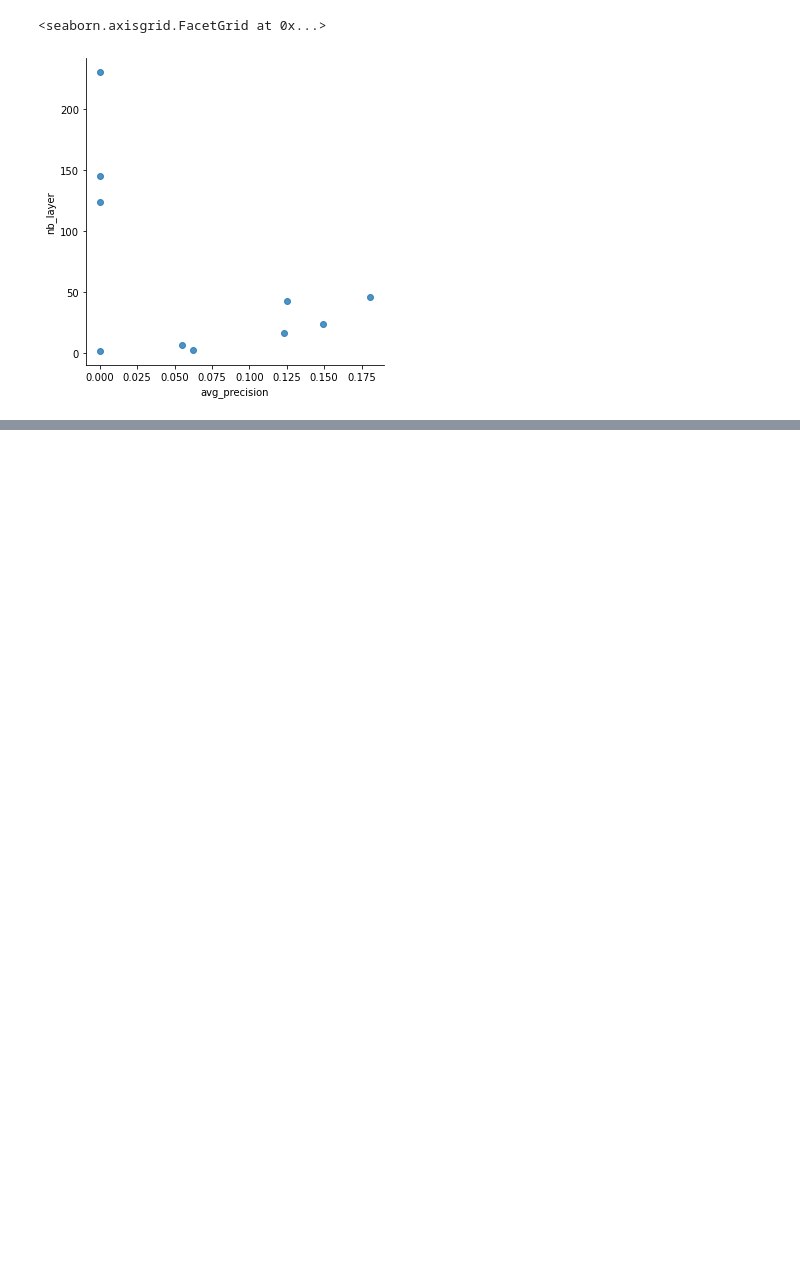
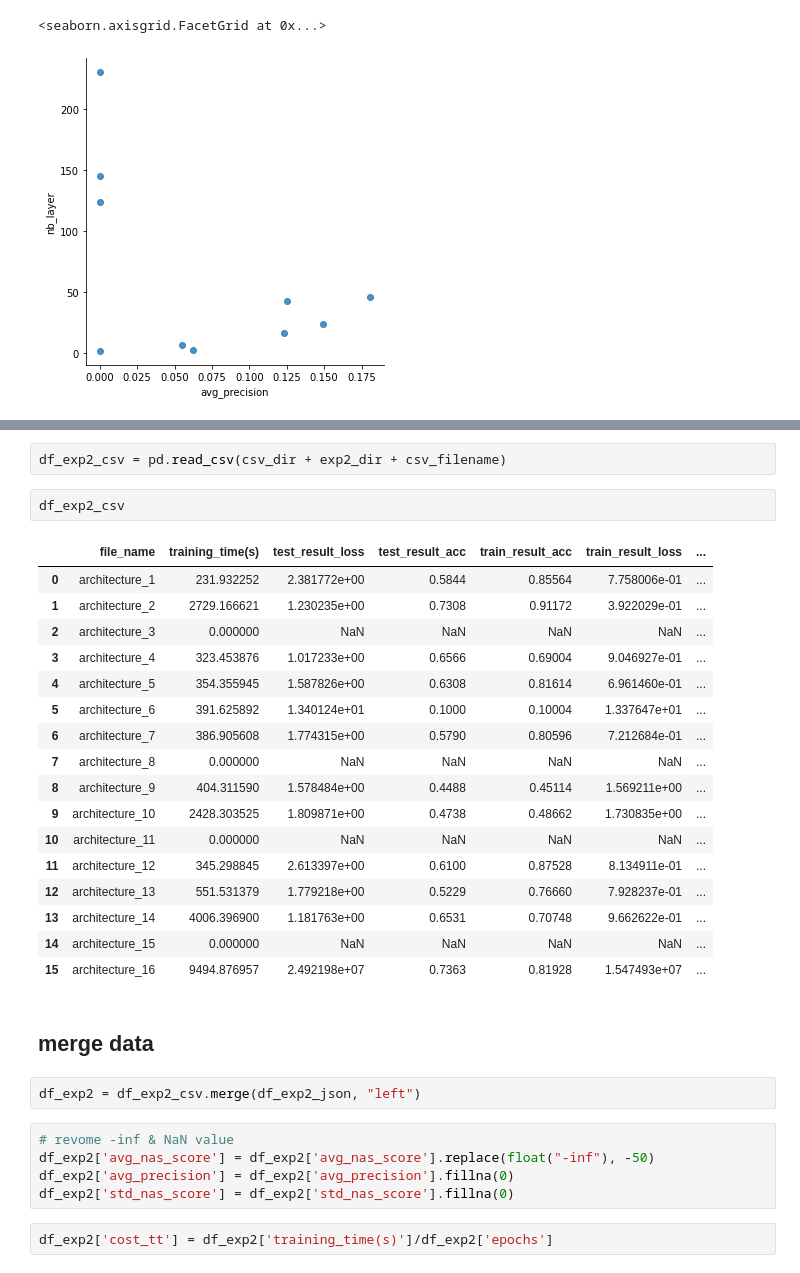
Before and after one commit to antgratia/CNNGenProject, a Jupyter notebook: stateMachineLanguage.generator/output/zenScore_Analysis.ipynb, the cells around one changed output, grey strips where cells are left out. Saved outputs shown, nothing was run; the diff lists cells and outputs as text; blank space fills up the shorter version.

```diff
--- a/stateMachineLanguage.generator/output/zenScore_Analysis.ipynb
+++ b/stateMachineLanguage.generator/output/zenScore_Analysis.ipynb
@@ -161,0 +192,33 @@ sns.lmplot(
+# %%
+df_exp2_csv = pd.read_csv(csv_dir + exp2_dir + csv_filename)
+# %%
+df_exp2_csv
+# %% [output]
+|  | file_name | training_time(s) | test_result_loss | test_result_acc | train_result_acc | train_result_loss | ... |
+| 0 | architecture_1 | 231.932252 | 2.381772e+00 | 0.5844 | 0.85564 | 7.758006e-01 | ... |
+| 1 | architecture_2 | 2729.166621 | 1.230235e+00 | 0.7308 | 0.91172 | 3.922029e-01 | ... |
+| 2 | architecture_3 | 0.000000 | NaN | NaN | NaN | NaN | ... |
+| 3 | architecture_4 | 323.453876 | 1.017233e+00 | 0.6566 | 0.69004 | 9.046927e-01 | ... |
+| 4 | architecture_5 | 354.355945 | 1.587826e+00 | 0.6308 | 0.81614 | 6.961460e-01 | ... |
+| 5 | architecture_6 | 391.625892 | 1.340124e+01 | 0.1000 | 0.10004 | 1.337647e+01 | ... |
+| 6 | architecture_7 | 386.905608 | 1.774315e+00 | 0.5790 | 0.80596 | 7.212684e-01 | ... |
+| 7 | architecture_8 | 0.000000 | NaN | NaN | NaN | NaN | ... |
+| 8 | architecture_9 | 404.311590 | 1.578484e+00 | 0.4488 | 0.45114 | 1.569211e+00 | ... |
+| 9 | architecture_10 | 2428.303525 | 1.809871e+00 | 0.4738 | 0.48662 | 1.730835e+00 | ... |
+| 10 | architecture_11 | 0.000000 | NaN | NaN | NaN | NaN | ... |
+| 11 | architecture_12 | 345.298845 | 2.613397e+00 | 0.6100 | 0.87528 | 8.134911e-01 | ... |
+| 12 | architecture_13 | 551.531379 | 1.779218e+00 | 0.5229 | 0.76660 | 7.928237e-01 | ... |
+| 13 | architecture_14 | 4006.396900 | 1.181763e+00 | 0.6531 | 0.70748 | 9.662622e-01 | ... |
+| 14 | architecture_15 | 0.000000 | NaN | NaN | NaN | NaN | ... |
+| 15 | architecture_16 | 9494.876957 | 2.492198e+07 | 0.7363 | 0.81928 | 1.547493e+07 | ... |
+# %% [markdown]
+## merge data
+# %%
+df_exp2 = df_exp2_csv.merge(df_exp2_json, "left")
+# %%
+# revome -inf & NaN value
+df_exp2['avg_nas_score'] = df_exp2['avg_nas_score'].replace(float("-inf"), -50)
+df_exp2['avg_precision'] = df_exp2['avg_precision'].fillna(0)
+df_exp2['std_nas_score'] = df_exp2['std_nas_score'].fillna(0)
+# %%
+df_exp2['cost_tt'] = df_exp2['training_time(s)']/df_exp2['epochs']
```
Also changed, not shown: parts of 24 cells of this notebook, 7 other files.
